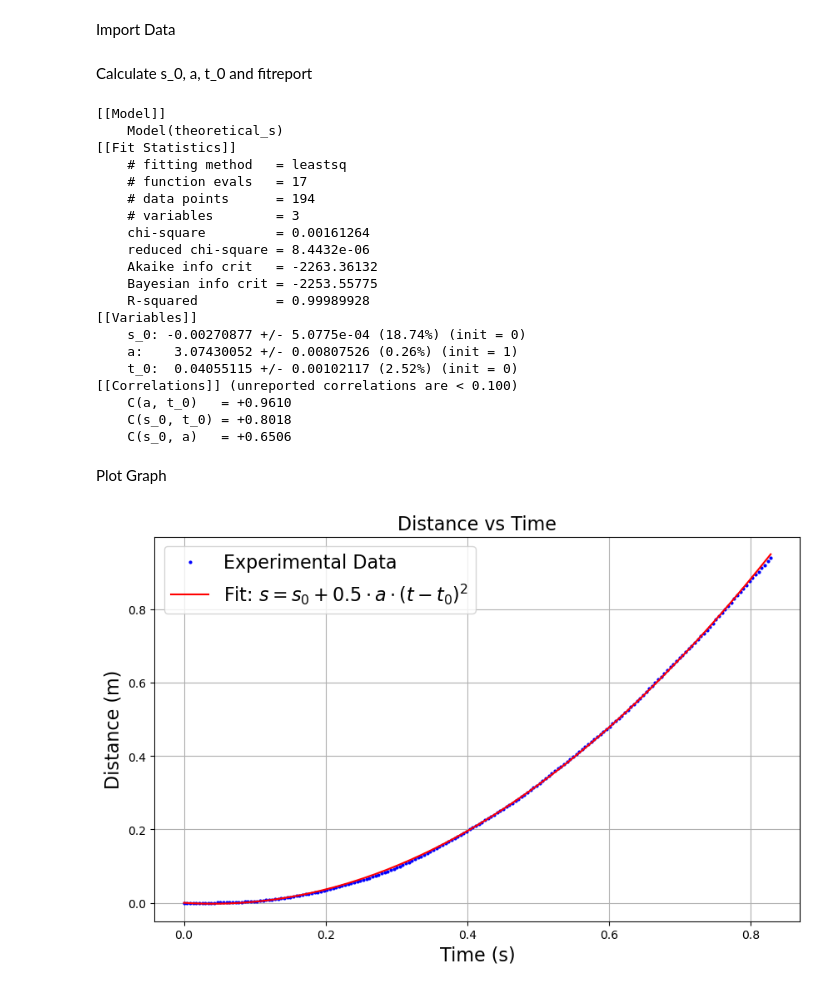
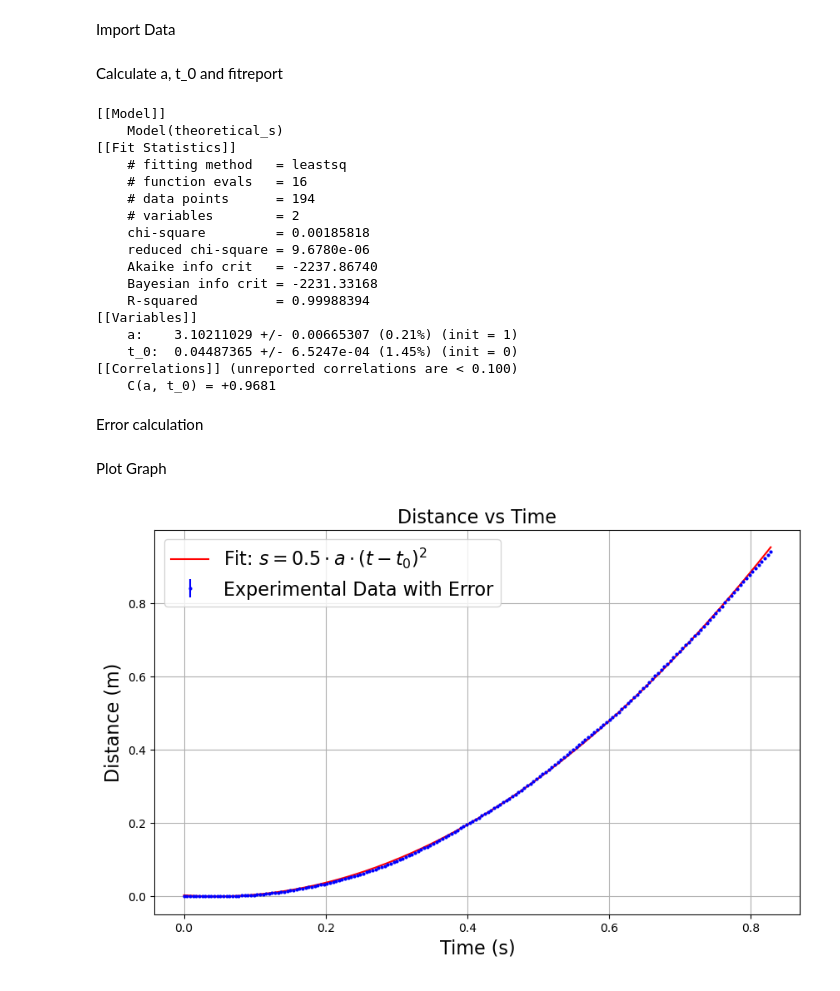
Before and after one commit to JamesPunter/NSP2, a Jupyter notebook: Data_analyse_notebook.ipynb, the cells around one changed output. Cells and saved outputs as stored; diff of their text form; code cells hidden in the pictures.

```diff
--- a/Data_analyse_notebook.ipynb
+++ b/Data_analyse_notebook.ipynb
@@ -10,7 +10,7 @@ from lmfit import Model
 path = 'C:/Natuurkunde/NSP2/Data/testmetinghelling_2.mqa'
 df = pd.read_csv(path, sep='\t', header=0)
 # %% [markdown]
-Calculate s_0, a, t_0 and fitreport
+Calculate a, t_0 and fitreport
 # %%
 # Extract time, x-position, and y-position
 time = df['Time']
@@ -32,12 +32,12 @@ s_pixels = np.sqrt(x_position_adjusted**2 + y_position_adjusted**2)
 s_meters = s_pixels * scaling_factor
 
 # Define the theoretical function for fitting
-def theoretical_s(t, s_0, a, t_0):
-    return s_0 + 0.5 * a * (t-t_0)**2
+def theoretical_s(t, a, t_0):
+    return 0.5 * a * (t-t_0)**2
 
 # Use lmfit Model to define the model and fit the data
 model = Model(theoretical_s)
-params = model.make_params(s_0=0, a=1, t_0=0) # Initial guess for parameters
+params = model.make_params(a=1, t_0=0) # Initial guess for parameters
 
 # Fit the model to the data
 result = model.fit(s_meters, params, t=time)
@@ -49,33 +49,58 @@ print(result.fit_report())
     Model(theoretical_s)
 [[Fit Statistics]]
     # fitting method   = leastsq
-    # function evals   = 17
+    # function evals   = 16
     # data points      = 194
-    # variables        = 3
-    chi-square         = 0.00161264
-    reduced chi-square = 8.4432e-06
-    Akaike info crit   = -2263.36132
-    Bayesian info crit = -2253.55775
-    R-squared          = 0.99989928
+    # variables        = 2
+    chi-square         = 0.00185818
+    reduced chi-square = 9.6780e-06
+    Akaike info crit   = -2237.86740
+    Bayesian info crit = -2231.33168
+    R-squared          = 0.99988394
 [[Variables]]
-    s_0: -0.00270877 +/- 5.0775e-04 (18.74%) (init = 0)
-    a:    3.07430052 +/- 0.00807526 (0.26%) (init = 1)
-    t_0:  0.04055115 +/- 0.00102117 (2.52%) (init = 0)
+    a:    3.10211029 +/- 0.00665307 (0.21%) (init = 1)
+    t_0:  0.04487365 +/- 6.5247e-04 (1.45%) (init = 0)
 [[Correlations]] (unreported correlations are < 0.100)
-    C(a, t_0)   = +0.9610
-    C(s_0, t_0) = +0.8018
-    C(s_0, a)   = +0.6506
+    C(a, t_0) = +0.9681
+# %% [markdown]
+Error calculation
+# %%
+# x and y positions in pixels
+x_position = x_position_adjusted
+y_position = y_position_adjusted
+
+# Define uncertainties in x and y (in pixels)
+delta_x = 1
+delta_y = 1
+
+# Calculate s (distance in pixels) for each (x, y) point
+s_pixels = np.sqrt(x_position**2 + y_position**2)
+
+# Calculate partial derivatives
+ds_dx = x_position / s_pixels
+ds_dy = y_position / s_pixels
+
+# Calculate the error on distance using the provided formula
+delta_s_pixels = np.sqrt((ds_dx * delta_x)**2 + (ds_dy * delta_y)**2)
+
+# Display results
+#for i, (s, error) in enumerate(zip(s_pixels, delta_s_pixels)):
+    #print(f"Point {i+1}: Distance (s) = {s:.2f} pixels, Error (δs) = {error:.2f} pixels")
 # %% [markdown]
 Plot Graph
 # %%
+# Convert `delta_s_pixels` to meters using the scaling factor
+delta_s_meters = delta_s_pixels * scaling_factor
+
 plt.figure(figsize=(10, 6))
-plt.plot(time, s_meters, 'bo', markersize = 2, label='Experimental Data')
-plt.plot(time, result.best_fit, 'r-', label=r'Fit: $s = s_0 + 0.5 \cdot a \cdot (t - t_0)^2$')
+plt.errorbar(time, s_meters, yerr=delta_s_meters, fmt='bo', markersize=2, label='Experimental Data with Error')
+plt.plot(time, result.best_fit, 'r-', label=r'Fit: $s = 0.5 \cdot a \cdot (t - t_0)^2$')
 plt.xlabel('Time (s)', fontsize = 16)
 plt.ylabel('Distance (m)', fontsize = 16)
 plt.title('Distance vs Time', fontsize = 16)
 plt.legend(fontsize = 16)
 plt.grid()
+plt.savefig('s_vs_t_metfout.png')
 plt.show()
 # %% [output]
-[figure, old version]
+[figure, new version]
```
Also changed, not shown: 2 other files.
